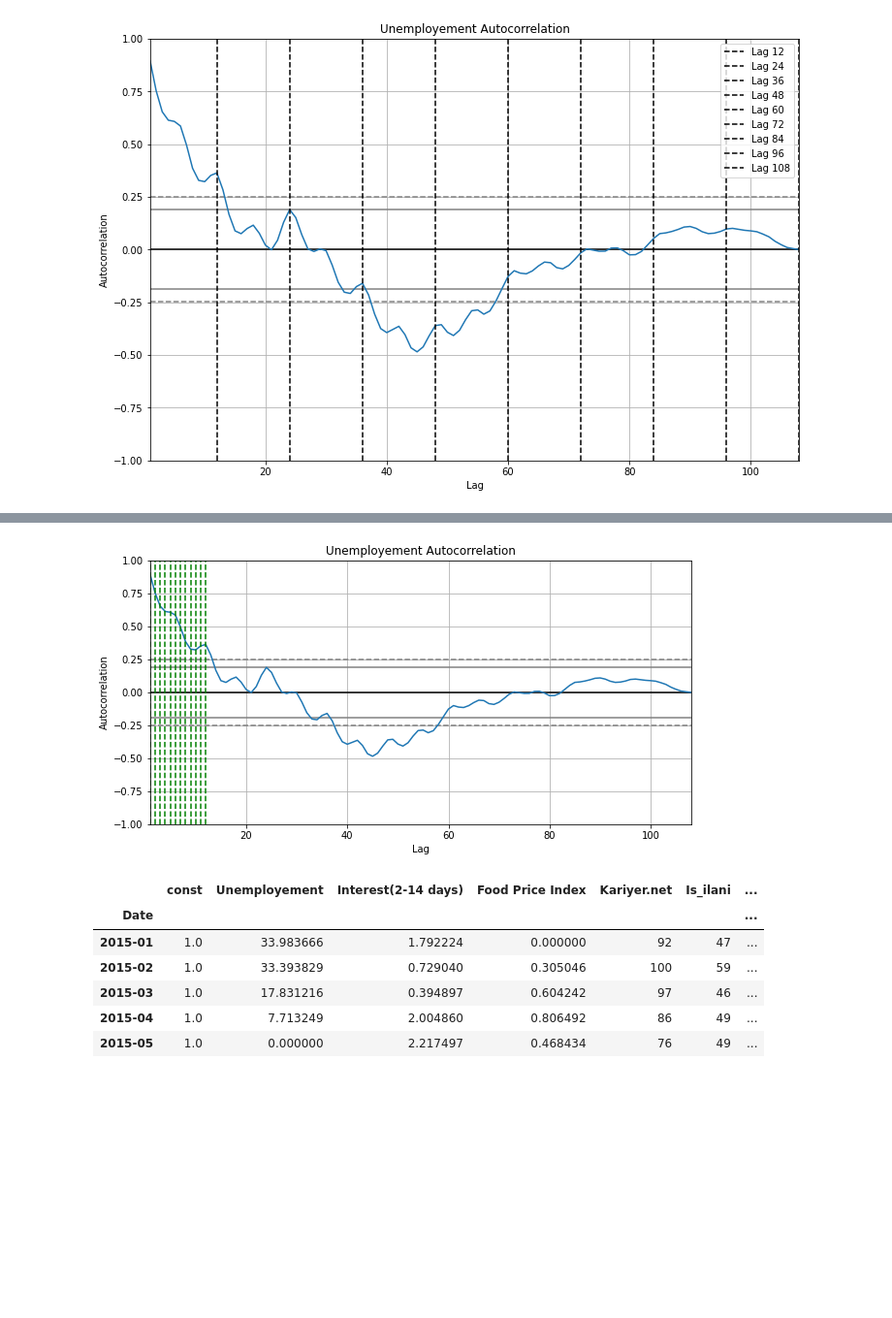
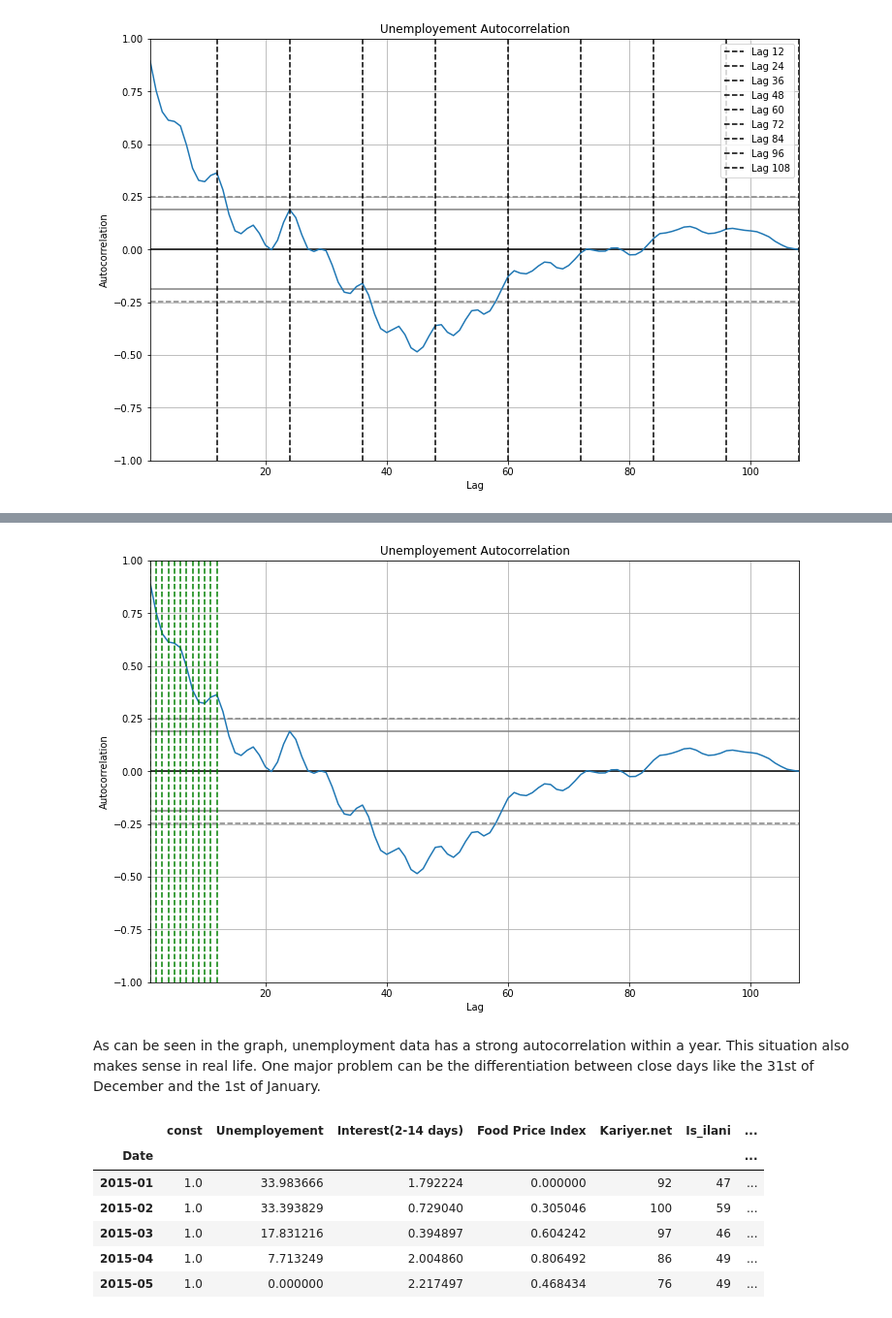
Before and after one commit to BU-IE-360/spring24-lmfaraday, a Jupyter notebook: Homework_1/report.ipynb, the cells around one changed output, grey strips where cells are left out. Shown at 97% size. Saved outputs shown, nothing was run; the diff lists cells and outputs as text; code cells hidden in the pictures; blank space fills up the shorter version.

```diff
--- a/Homework_1/report.ipynb
+++ b/Homework_1/report.ipynb
@@ -342,16 +357,20 @@ Notes:
 [2] The condition number is large, 1.3e+03. This might indicate that there are
 strong multicollinearity or other numerical problems.
 # %%
-plt.figure(figsize=(10, 5))
+# Plot the autocorrelation
+plt.figure(figsize=(12, 8))
 pd.plotting.autocorrelation_plot(df["Unemployement"])
 plt.title("Unemployement Autocorrelation")
 plt.xlabel("Lag")
 plt.ylabel("Autocorrelation")
+# To show autocorrelation in a year
 for i in range(13):
     plt.axvline(x=i, color='g', linestyle='--')
 plt.show()
 # %% [output]
-[figure, old version]
+[figure, new version]
+# %% [markdown]
+As can be seen in the graph, unemployment data has a strong autocorrelation within a year. This situation also makes sense in real life. One major problem can be the differentiation between close days like the 31st of December and the 1st of January.
 # %%
 year = ["2015", "2016", "2017", "2018", "2019", "2020", "2021", "2022", "2023"]
 
```
Also changed, not shown: parts of 33 cells of this notebook, 1 other file.
